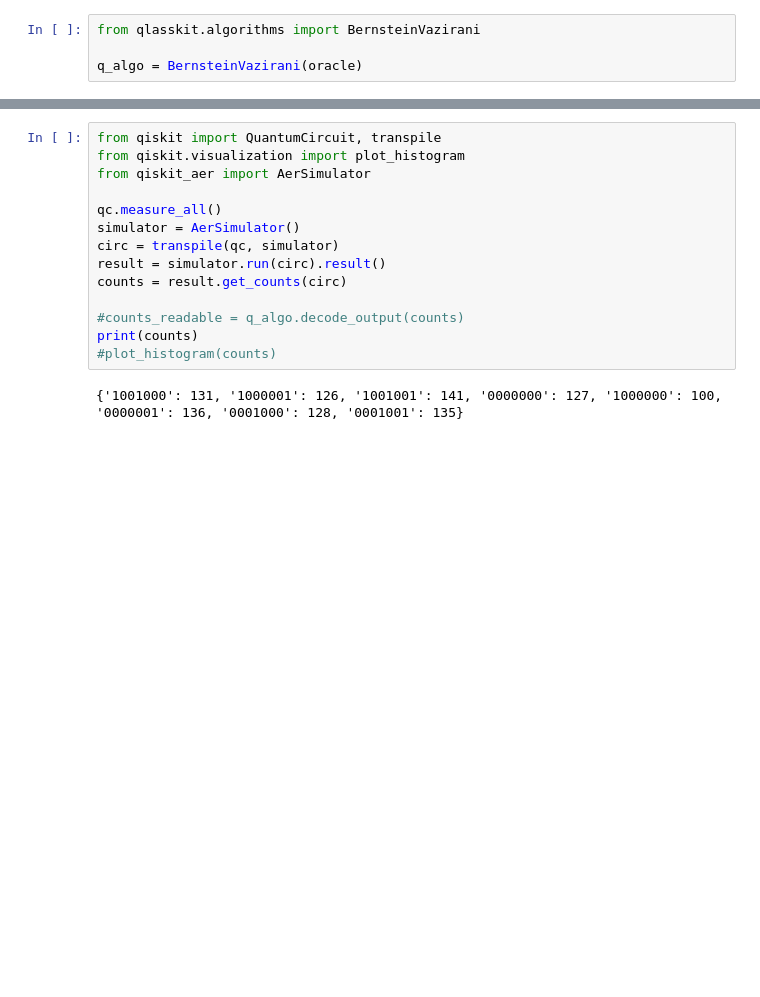
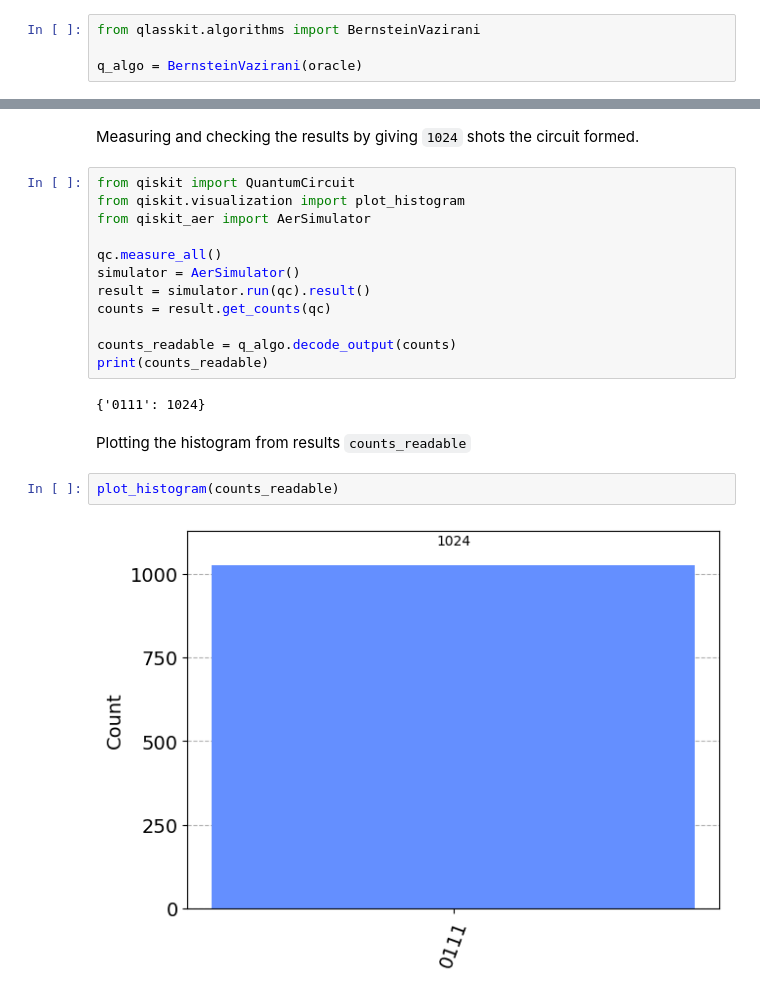
Before and after one commit to dakk/qlasskit, a Jupyter notebook: docs/source/example_Bernstein-Vazirani.ipynb, the cells around one changed output, grey strips where cells are left out. Saved outputs shown, nothing was run; the diff lists cells and outputs as text; blank space fills up the shorter version.

```diff
--- a/docs/source/example_Bernstein-Vazirani.ipynb
+++ b/docs/source/example_Bernstein-Vazirani.ipynb
@@ -22,16 +41,22 @@ qc.draw("mpl")
+# %% [markdown]
+Measuring and checking the results by giving `1024` shots the circuit formed.
 # %%
-from qiskit import QuantumCircuit, transpile
+from qiskit import QuantumCircuit
 from qiskit.visualization import plot_histogram
 from qiskit_aer import AerSimulator
 
 qc.measure_all()
 simulator = AerSimulator()
-circ = transpile(qc, simulator)
-result = simulator.run(circ).result()
-counts = result.get_counts(circ)
+result = simulator.run(qc).result()
+counts = result.get_counts(qc)
 
-#counts_readable = q_algo.decode_output(counts)
-print(counts)
-#plot_histogram(counts)
+counts_readable = q_algo.decode_output(counts)
+print(counts_readable)
 # %% [output]
-{'1001000': 131, '1000001': 126, '1001001': 141, '0000000': 127, '1000000': 100, '0000001': 136, '0001000': 128, '0001001': 135}
+{'0111': 1024}
+# %% [markdown]
+Plotting the histogram from results `counts_readable`
+# %%
+plot_histogram(counts_readable)
+# %% [output]
+[figure, added]
```
Also changed, not shown: parts of 10 cells of this notebook, 2 other files.
